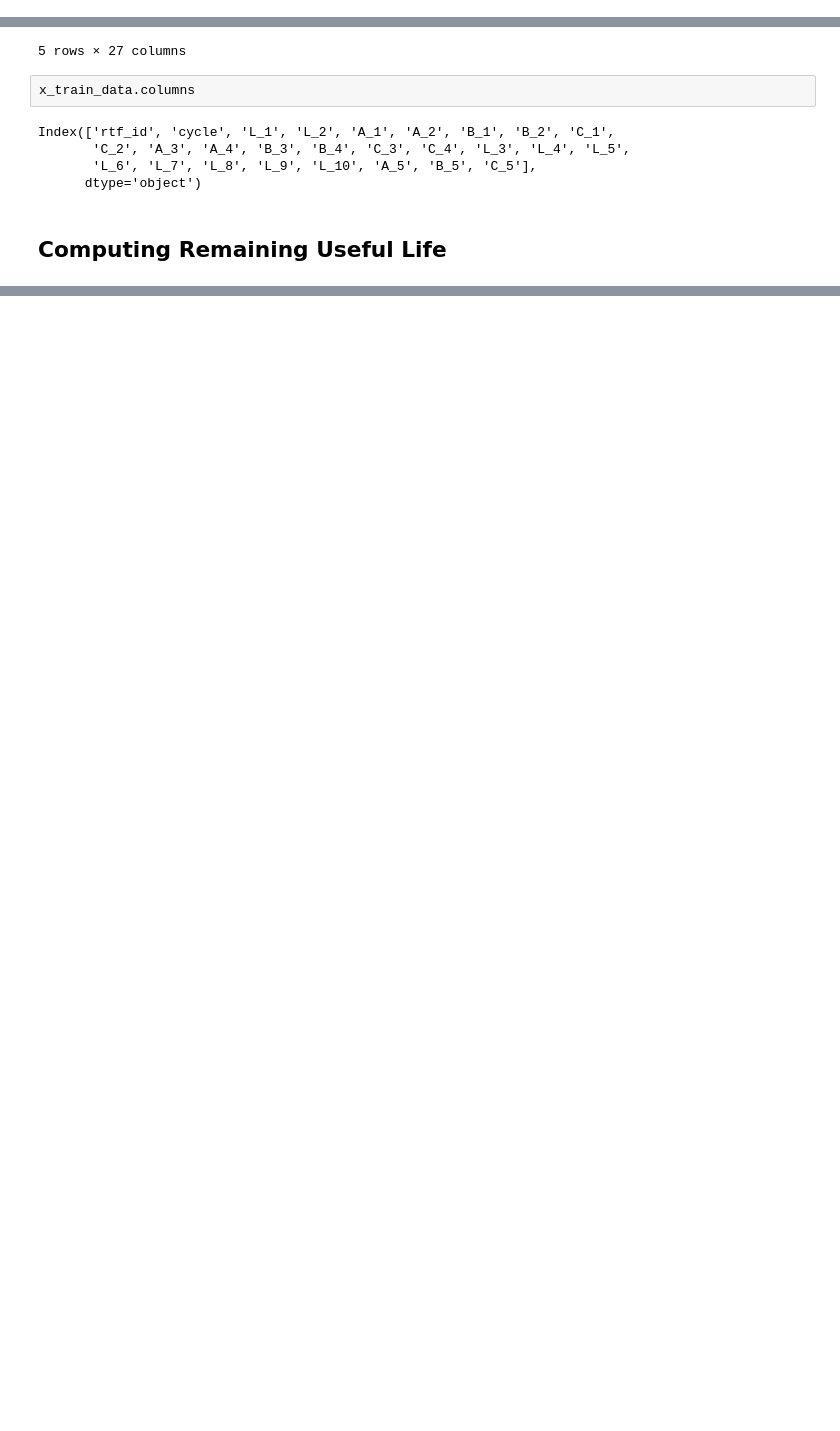
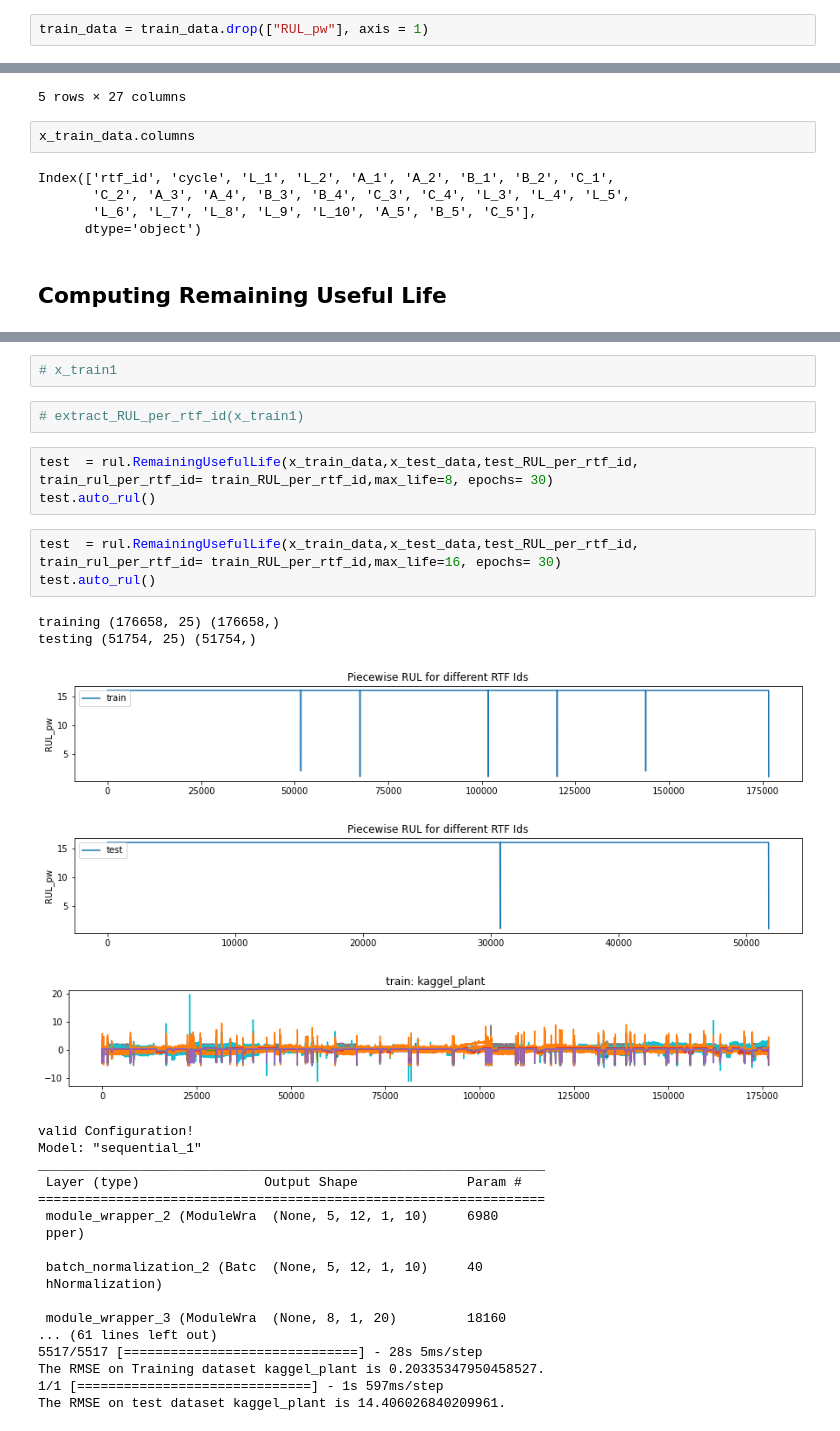
Before and after one commit to JoeZYX/AutoRUL, a Jupyter notebook: kaggel_plant - Copy.ipynb, the cells around one changed output, grey strips where cells are left out. Saved outputs shown, nothing was run; the diff lists cells and outputs as text; blank space fills up the shorter version.

```diff
--- a/kaggel_plant - Copy.ipynb
+++ b/kaggel_plant - Copy.ipynb
@@ -145 +152,3 @@ train_data
+# %%
+train_data = train_data.drop(["RUL_pw"], axis = 1)
 # %%
@@ -218,0 +285,33 @@ Name: rul_per_rtf_id, dtype: int64
+# %%
+# x_train1
+# %%
+# extract_RUL_per_rtf_id(x_train1)
+# %%
+test  = rul.RemainingUsefulLife(x_train_data,x_test_data,test_RUL_per_rtf_id, train_rul_per_rtf_id= train_RUL_per_rtf_id,max_life=8, epochs= 30)
+test.auto_rul()
+# %%
+test  = rul.RemainingUsefulLife(x_train_data,x_test_data,test_RUL_per_rtf_id, train_rul_per_rtf_id= train_RUL_per_rtf_id,max_life=16, epochs= 30)
+test.auto_rul()
+# %% [output]
+training (176658, 25) (176658,)
+testing (51754, 25) (51754,)
+[figure, added]
+[figure, added]
+[figure, added]
+valid Configuration!
+Model: "sequential_1"
+_________________________________________________________________
+ Layer (type)                Output Shape              Param #
+=================================================================
+ module_wrapper_2 (ModuleWra  (None, 5, 12, 1, 10)     6980
+ pper)
+
+ batch_normalization_2 (Batc  (None, 5, 12, 1, 10)     40
+ hNormalization)
+
+ module_wrapper_3 (ModuleWra  (None, 8, 1, 20)         18160
+... (61 lines left out)
+5517/5517 [==============================] - 28s 5ms/step
+The RMSE on Training dataset kaggel_plant is 0.20335347950458527.
+1/1 [==============================] - 1s 597ms/step
+The RMSE on test dataset kaggel_plant is 14.406026840209961.
```
Also changed, not shown: parts of 53 cells of this notebook, 7 other files.
